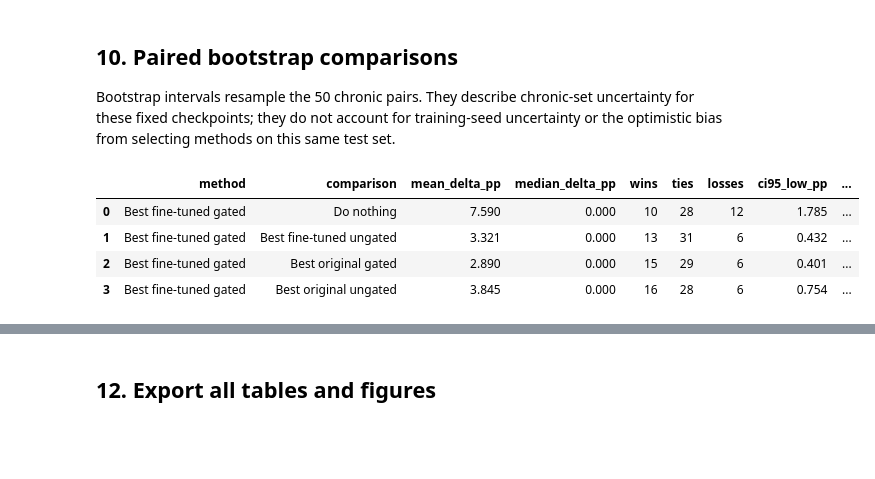
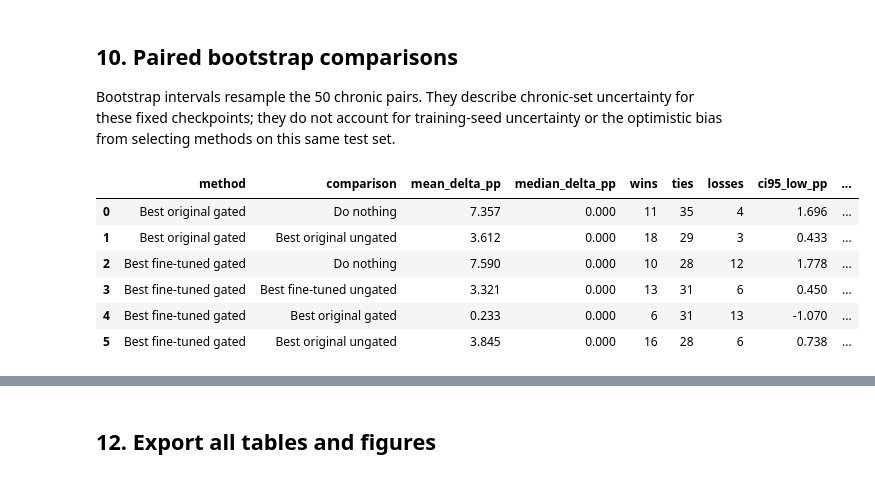
Before and after one commit to corentinplumet/RL_Marl2grid, a Jupyter notebook: Topology_Task/analysis/metrics/notebooks/episodic_survival/shared_wcci_complete_full_test_analysis.ipynb, the cells around one changed output, grey strips where cells are left out. Saved outputs shown, nothing was run; the diff lists cells and outputs as text; code cells hidden in the pictures; blank space fills up the shorter version.

Commit message:
new config, scratch vs fine tuning

```diff
--- a/Topology_Task/analysis/metrics/notebooks/episodic_survival/shared_wcci_complete_full_test_analysis.ipynb
+++ b/Topology_Task/analysis/metrics/notebooks/episodic_survival/shared_wcci_complete_full_test_analysis.ipynb
@@ -822,7 +951,11 @@ modest positive values across many columns indicate broader benefit.
 def best_key(campaign):
     return run_metrics.loc[
         run_metrics["campaign"] == campaign
-    ].sort_values("overall_mean_survival_percent", ascending=False).iloc[0]["result_key"]
+    ].sort_values(
+        ["overall_mean_survival_percent", "action_size", "result_key"],
+        ascending=[False, True, True],
+        na_position="last",
+    ).iloc[0]["result_key"]
 
 
 selected_keys = {
@@ -955,34 +1512,38 @@ def paired_bootstrap(key_a, key_b=None, n_boot=50_000):
         "mean_delta_pp": delta.mean(),
         "median_delta_pp": np.median(delta),
         "wins": int((delta > 1e-9).sum()),
         "ties": int((np.abs(delta) <= 1e-9).sum()),
         "losses": int((delta < -1e-9).sum()),
         "ci95_low_pp": np.quantile(bootstrap_means, 0.025),
         "ci95_high_pp": np.quantile(bootstrap_means, 0.975),
     }
 
 
 comparison_pairs = [
+    ("Best original gated", None, "Do nothing"),
+    ("Best original gated", "Best original ungated", "Best original ungated"),
     ("Best fine-tuned gated", None, "Do nothing"),
     ("Best fine-tuned gated", "Best fine-tuned ungated", "Best fine-tuned ungated"),
     ("Best fine-tuned gated", "Best original gated", "Best original gated"),
     ("Best fine-tuned gated", "Best original ungated", "Best original ungated"),
 ]
 bootstrap_rows = []
 for a_label, b_label, comparison_label in comparison_pairs:
     result = paired_bootstrap(
         selected_keys[a_label], selected_keys[b_label] if b_label else None
     )
     result.update({"method": a_label, "comparison": comparison_label})
     bootstrap_rows.append(result)
 bootstrap_comparisons = pd.DataFrame(bootstrap_rows)[[
     "method", "comparison", "mean_delta_pp", "median_delta_pp",
     "wins", "ties", "losses", "ci95_low_pp", "ci95_high_pp",
 ]]
 display(bootstrap_comparisons)
 # %% [output]
 |  | method | comparison | mean_delta_pp | median_delta_pp | wins | ties | losses | ci95_low_pp | ... |
-| 0 | Best fine-tuned gated | Do nothing | 7.590 | 0.000 | 10 | 28 | 12 | 1.785 | ... |
-| 1 | Best fine-tuned gated | Best fine-tuned ungated | 3.321 | 0.000 | 13 | 31 | 6 | 0.432 | ... |
-| 2 | Best fine-tuned gated | Best original gated | 2.890 | 0.000 | 15 | 29 | 6 | 0.401 | ... |
-| 3 | Best fine-tuned gated | Best original ungated | 3.845 | 0.000 | 16 | 28 | 6 | 0.754 | ... |
+| 0 | Best original gated | Do nothing | 7.357 | 0.000 | 11 | 35 | 4 | 1.696 | ... |
+| 1 | Best original gated | Best original ungated | 3.612 | 0.000 | 18 | 29 | 3 | 0.433 | ... |
+| 2 | Best fine-tuned gated | Do nothing | 7.590 | 0.000 | 10 | 28 | 12 | 1.778 | ... |
+| 3 | Best fine-tuned gated | Best fine-tuned ungated | 3.321 | 0.000 | 13 | 31 | 6 | 0.450 | ... |
+| 4 | Best fine-tuned gated | Best original gated | 0.233 | 0.000 | 6 | 31 | 13 | -1.070 | ... |
+| 5 | Best fine-tuned gated | Best original ungated | 3.845 | 0.000 | 16 | 28 | 6 | 0.738 | ... |
```
Also changed, not shown: parts of 19 cells of this notebook, 26 other files.
